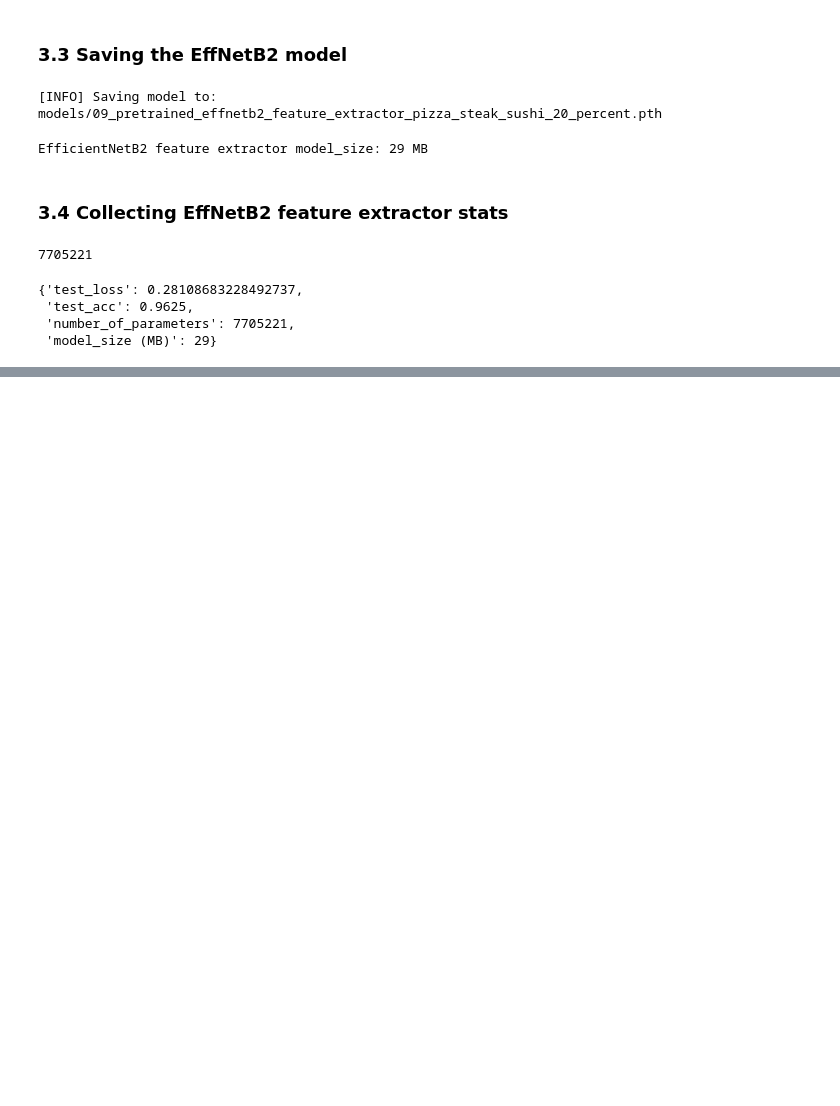
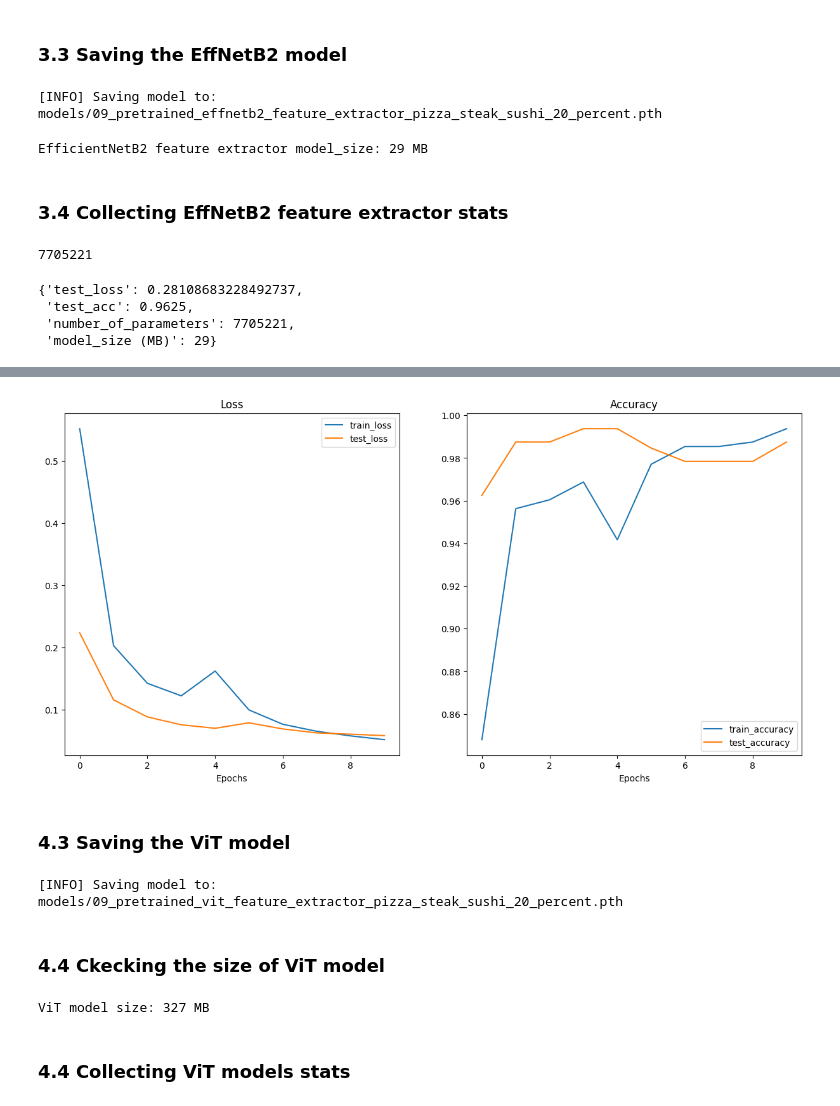
Before and after one commit to Muntasir2179/pytorch-learnig, a Jupyter notebook: 09_pytorch_model_deployment.ipynb, the cells around one changed output, grey strips where cells are left out. Saved outputs shown, nothing was run; the diff lists cells and outputs as text; code cells hidden in the pictures; blank space fills up the shorter version.

Commit message:
vit model train on 20 percent dataset

```diff
--- a/09_pytorch_model_deployment.ipynb
+++ b/09_pytorch_model_deployment.ipynb
@@ -241,0 +244,24 @@ effnetb2_stats
+# %%
+def create_vit_model(num_classes:int=3, seed:int=42):
+  set_seeds(seed=seed)
+  vit_weights = torchvision.models.ViT_B_16_Weights.DEFAULT
+  vit = torchvision.models.vit_b_16(weights=vit_weights)
+
+  # freezing the layers
+  for params in vit.parameters():
+    params.requires_grad = False
+
+  # configuring the classifier head
+  vit.heads = nn.Linear(in_features=vit.heads[0].in_features, out_features=num_classes, bias=True)
+
+  # make the classifier head trainable
+  vit.heads.requires_grad_(requires_grad=True)
+
+  return vit, vit_weights.transforms()
+# %%
+vit, vit_transforms = create_vit_model(num_classes=3)
+summary(model=vit,
+        input_size=(1, 3, 224, 224),
+        col_names=["input_size", "output_size", "num_params", "trainable"],
+        col_width=17,
+        row_settings=["var_names"])
@@ -241,0 +299,6 @@ effnetb2_stats
+# %%
+train_dataloader_vit, test_dataloader_vit, class_names = data_setup.create_dataloaders(train_dir=train_dir,
+                                                                                       test_dir=test_dir,
+                                                                                       transform=vit_transforms,
+                                                                                       batch_size=32)
+len(train_dataloader_vit), len(test_dataloader_vit), class_names
@@ -241,0 +309,12 @@ effnetb2_stats
+# %%
+%%time
+loss_fn = nn.CrossEntropyLoss()
+optimizer = torch.optim.Adam(params=vit.parameters(), lr=1e-3)
+
+vit_results = engine.train(model=vit,
+                           train_dataloader=train_dataloader_vit,
+                           test_dataloader=test_dataloader_vit,
+                           optimizer=optimizer,
+                           loss_fn=loss_fn,
+                           epochs=10,
+                           device=device)
@@ -241,0 +334,23 @@ effnetb2_stats
+# %%
+plot_loss_curves(vit_results)
+# %% [output]
+[figure, added]
+# %% [markdown]
+### 4.3 Saving the ViT model
+# %%
+from going_modular.going_modular import utils
+
+utils.save_model(model=vit,
+                 target_dir="models",
+                 model_name="09_pretrained_vit_feature_extractor_pizza_steak_sushi_20_percent.pth")
+# %% [output]
+[INFO] Saving model to: models/09_pretrained_vit_feature_extractor_pizza_steak_sushi_20_percent.pth
+# %% [markdown]
+### 4.4 Ckecking the size of ViT model
+# %%
+vit_model_size = Path("models/09_pretrained_vit_feature_extractor_pizza_steak_sushi_20_percent.pth").stat().st_size // (1024 * 1024)
+print(f'ViT model size: {vit_model_size} MB')
+# %% [output]
+ViT model size: 327 MB
+# %% [markdown]
+### 4.4 Collecting ViT models stats
```
Also changed, not shown: parts of 9 cells of this notebook.
